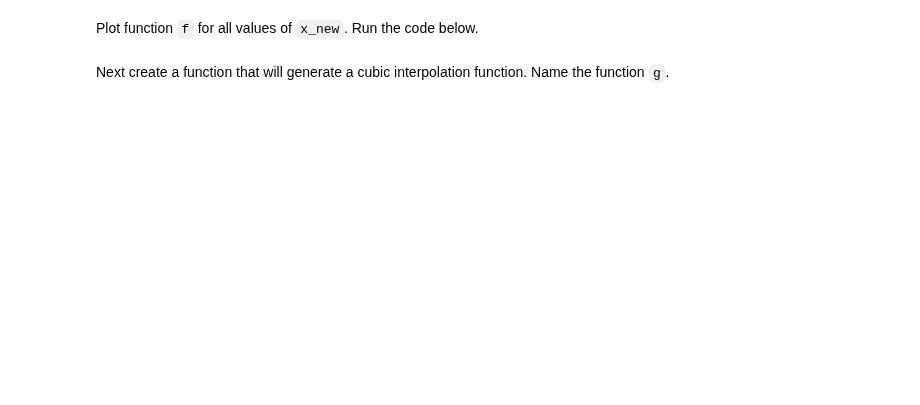
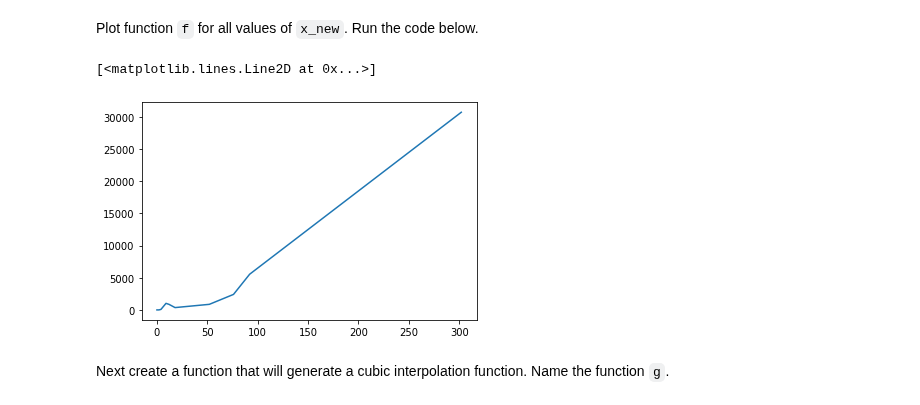
Before and after one commit to ta-data-lis/lab-intro-to-scipy, a Jupyter notebook: your-code/main.ipynb, the cells around one changed output. Cells and saved outputs as stored; diff of their text form; code cells hidden in the pictures; blank space fills up the shorter version.

Commit message:
Tiago Paim: lab-intro-to-scipy

```diff
--- a/your-code/main.ipynb
+++ b/your-code/main.ipynb
@@ -39,0 +63,5 @@ Let's perform Fisher's exact test on our KickStarter data. We intend to test the
+# %%
+# Your code here:
+
+ks['goal_met'] = np.where(ks.usd_pledged_real > ks.usd_goal_real, 1, 0)
+ks.head()
@@ -43,0 +77,5 @@ Next, create a column that checks whether the currency of the project is in US D
+# %%
+# Your code here:
+
+ks['usd'] = np.where(ks.currency == 'USD', 1, 0)
+ks.head()
@@ -64,3 +121,10 @@ Next, create a linear interpolation of `usd_pledged_real` as a function of the `
+# %%
+# Your code here:
+from scipy.interpolate import interp1d
+
+ksr = ks.sample(10)
+
+lin_interpolation = interp1d(ksr.backers,ksr.usd_pledged_real)
 # %% [markdown]
 Now create a new variable called `x_new`. This variable will contain all integers between the minimum number of backers in our sample and the maximum number of backers. The goal here is to take the dataset that contains few obeservations due to sampling and fill all observations with a value using the interpolation function.
 
@@ -69,0 +132,5 @@ Hint: one option is the `np.arange` function.
+# %%
+# Your code here:
+
+x_new = np.arange(ksr.backers.min(),ksr.backers.max(),1)
+print(x_new)
@@ -72,9 +157,12 @@ Plot function `f` for all values of `x_new`. Run the code below.
 # %%
 # Run this code:
 
 %matplotlib inline
 import matplotlib.pyplot as plt
 
-plt.plot(x_new, f(x_new))
+plt.plot(x_new, lin_interpolation(x_new))
+# %% [output]
+[<matplotlib.lines.Line2D at 0x...>]
+[figure, added]
 # %% [markdown]
 Next create a function that will generate a cubic interpolation function. Name the function `g`.
```
Also changed, not shown: parts of 22 cells of this notebook.
